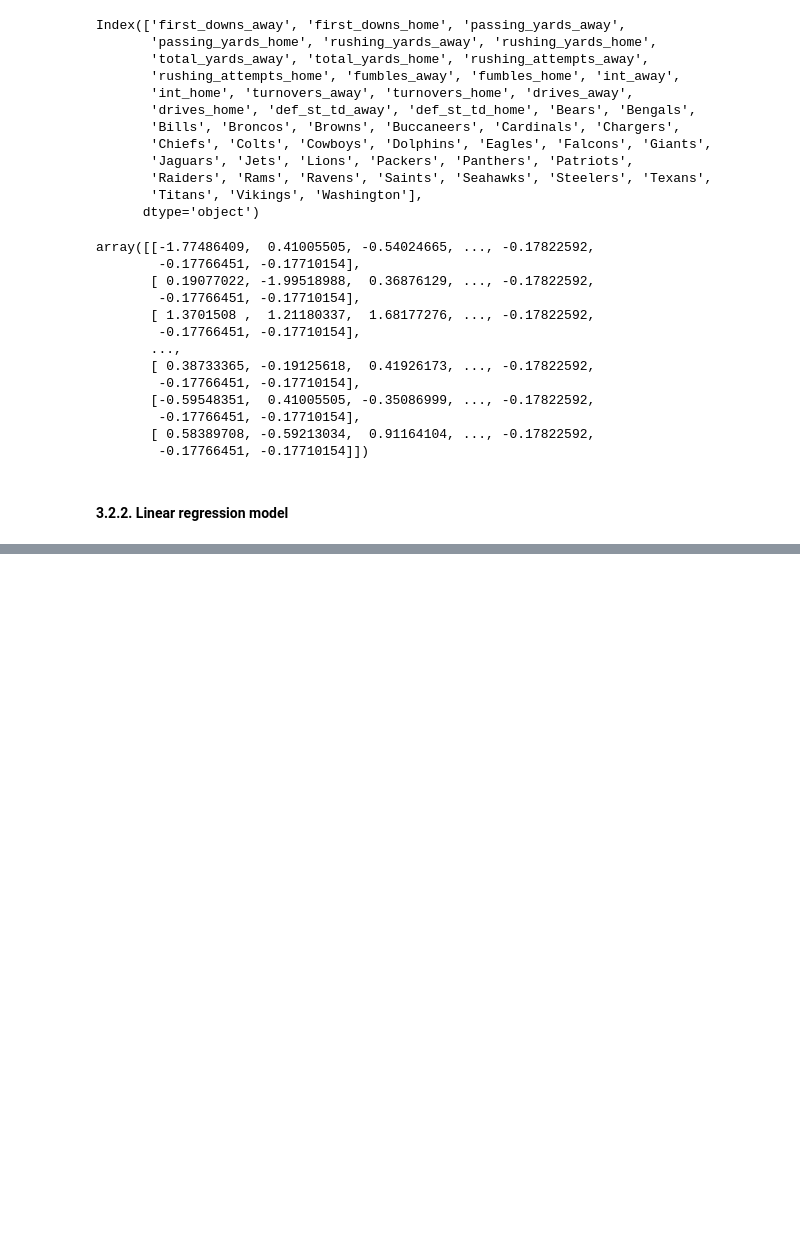
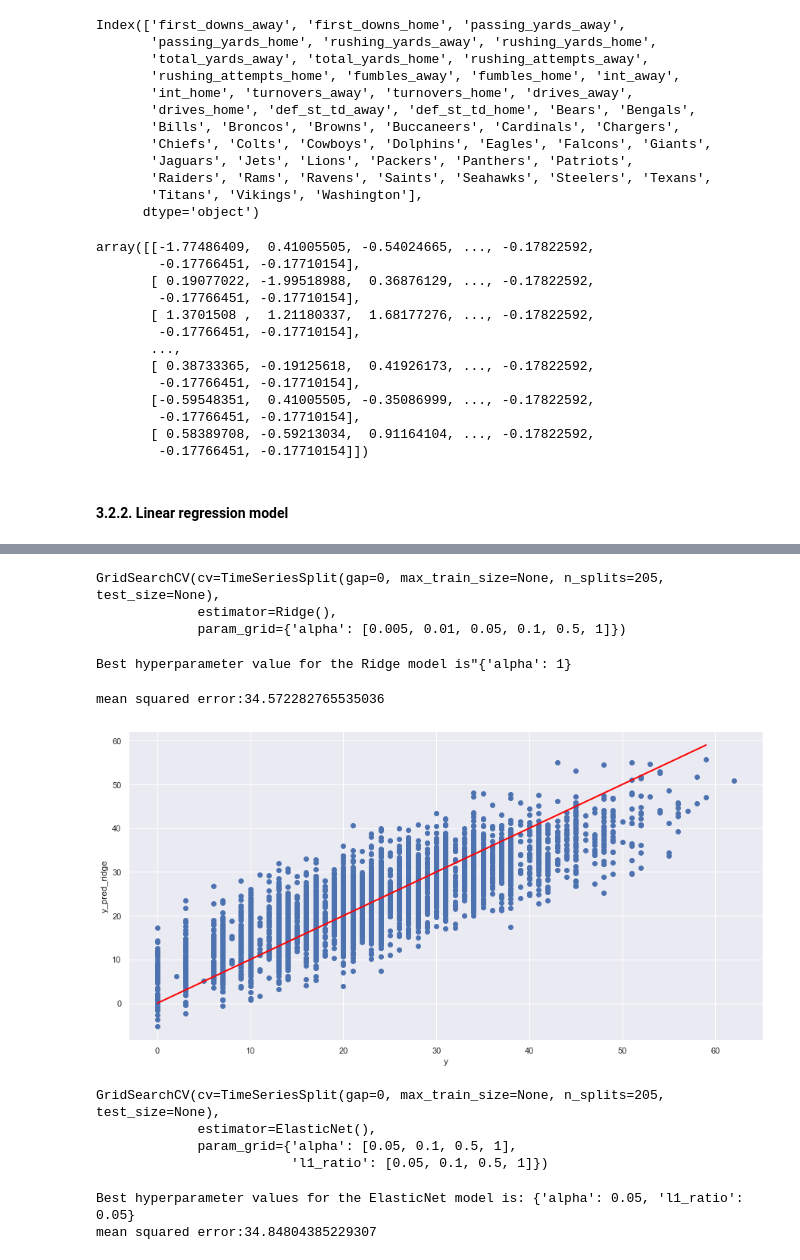
Before and after one commit to graymychael/NFL_Superbowl_LVI_winner_prediction, a Jupyter notebook: notebooks/Pre-processing_Work_and_Model.ipynb, the cells around one changed output, grey strips where cells are left out. Cells and saved outputs as stored; diff of their text form; code cells hidden in the pictures; blank space fills up the shorter version.

Commit message:
Completed section 2/3 of Pre-processing and modeling notebook

```diff
--- a/notebooks/Pre-processing_Work_and_Model.ipynb
+++ b/notebooks/Pre-processing_Work_and_Model.ipynb
@@ -591,0 +628,68 @@ array([[-1.77486409,  0.41005505, -0.54024665, ..., -0.17822592,
+# %%
+# Use GridSearch to optimize 'Ridge' hyperparameters
+
+param_grid = {'alpha':[0.005, 0.01, 0.05, 0.1, 0.5, 1]}
+
+# Round the n_splits to an integer (204.95 to 205)
+
+tscv = TimeSeriesSplit(n_splits=205)
+
+ridge_grid = GridSearchCV(estimator=ridge, param_grid=param_grid, cv=tscv)
+
+ridge_grid.fit(X_train, y_train)
+# %% [output]
+GridSearchCV(cv=TimeSeriesSplit(gap=0, max_train_size=None, n_splits=205, test_size=None),
+             estimator=Ridge(),
+             param_grid={'alpha': [0.005, 0.01, 0.05, 0.1, 0.5, 1]})
+# %%
+# Print optimal hyperparameter value
+
+print(f'Best hyperparameter value for the Ridge model is"{ridge_grid.best_params_}')
+# %% [output]
+Best hyperparameter value for the Ridge model is"{'alpha': 1}
+# %%
+# Predict 'y' using cross-validated data
+
+y_pred_ridge = ridge_grid.predict(X_train)
+print(f'mean squared error:{mean_squared_error(y_train, y_pred_ridge)}')
+# %% [output]
+mean squared error:34.572282765535036
+# %%
+# Plot the predictions
+
+plt.figure(figsize=(15,7.5))
+plt.scatter(y_train, y_pred_ridge)
+plt.plot(range(60),range(60), linewidth=2, color='red')
+plt.xlabel('y')
+plt.ylabel('y_pred_ridge')
+plt.show()
+# %% [output]
+[figure, added]
+# %%
+# Use GridSearch to optimize the 'ElasticNet' hyperparameters
+
+enet = ElasticNet()
+
+param_grid = {'alpha':[0.05, 0.1, 0.5, 1], 'l1_ratio':[0.05, 0.1, 0.5, 1]}
+tscv = TimeSeriesSplit(n_splits=205)
+
+enet_grid = GridSearchCV(estimator=enet, param_grid=param_grid, cv=tscv)
+
+enet_grid.fit(X_train, y_train)
+# %% [output]
+GridSearchCV(cv=TimeSeriesSplit(gap=0, max_train_size=None, n_splits=205, test_size=None),
+             estimator=ElasticNet(),
+             param_grid={'alpha': [0.05, 0.1, 0.5, 1],
+                         'l1_ratio': [0.05, 0.1, 0.5, 1]})
+# %%
+# Print optimal hyperparameter values
+
+print(f'Best hyperparameter values for the ElasticNet model is: {enet_grid.best_params_}')
+
+# Predict 'y' using cross_validated data
+
+y_pred_enet = enet_grid.predict(X_train)
+print(f'mean squared error:{mean_squared_error(y_train, y_pred_enet)}')
+# %% [output]
+Best hyperparameter values for the ElasticNet model is: {'alpha': 0.05, 'l1_ratio': 0.05}
+mean squared error:34.84804385229307
```
Also changed, not shown: parts of 9 cells of this notebook.
